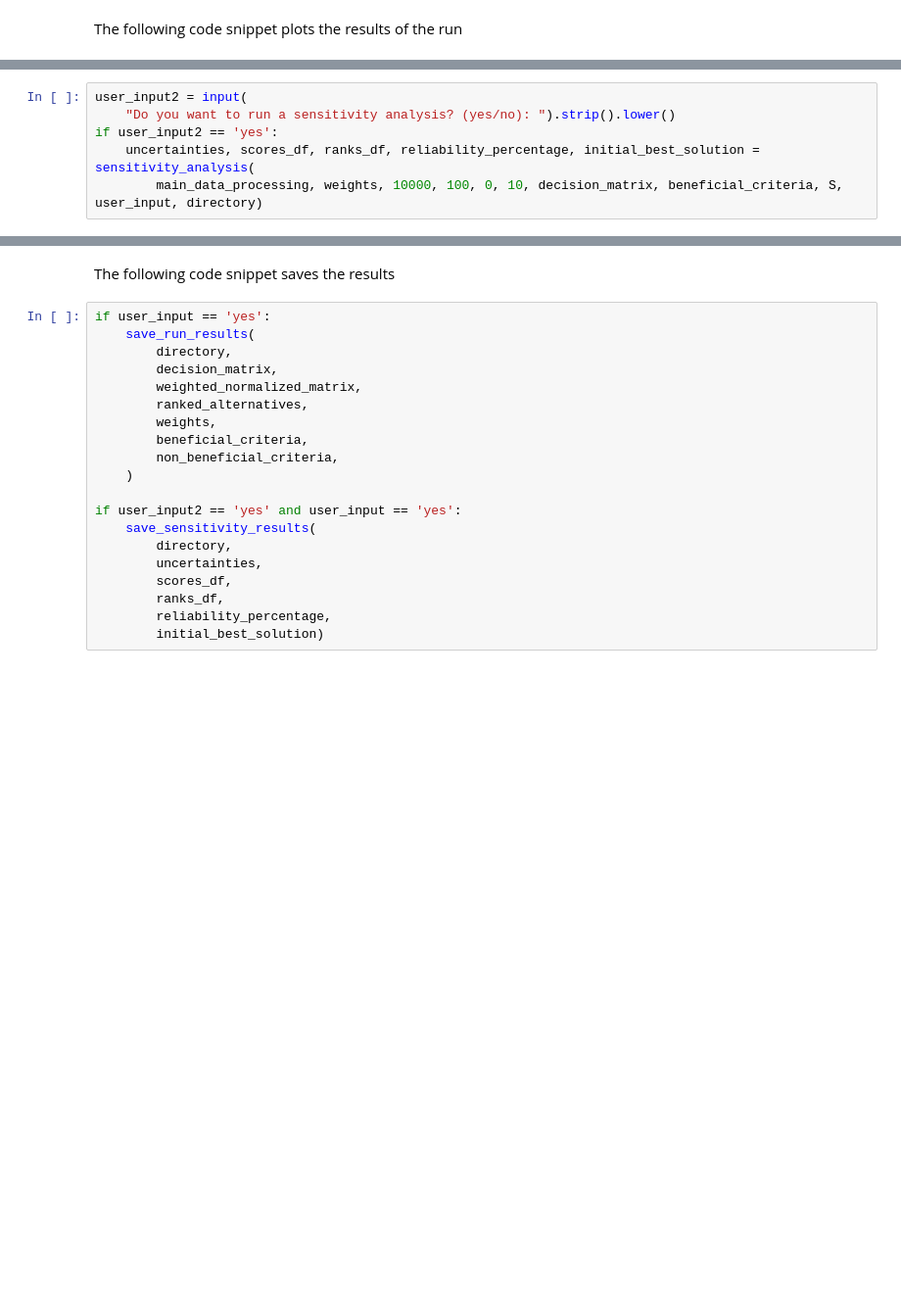
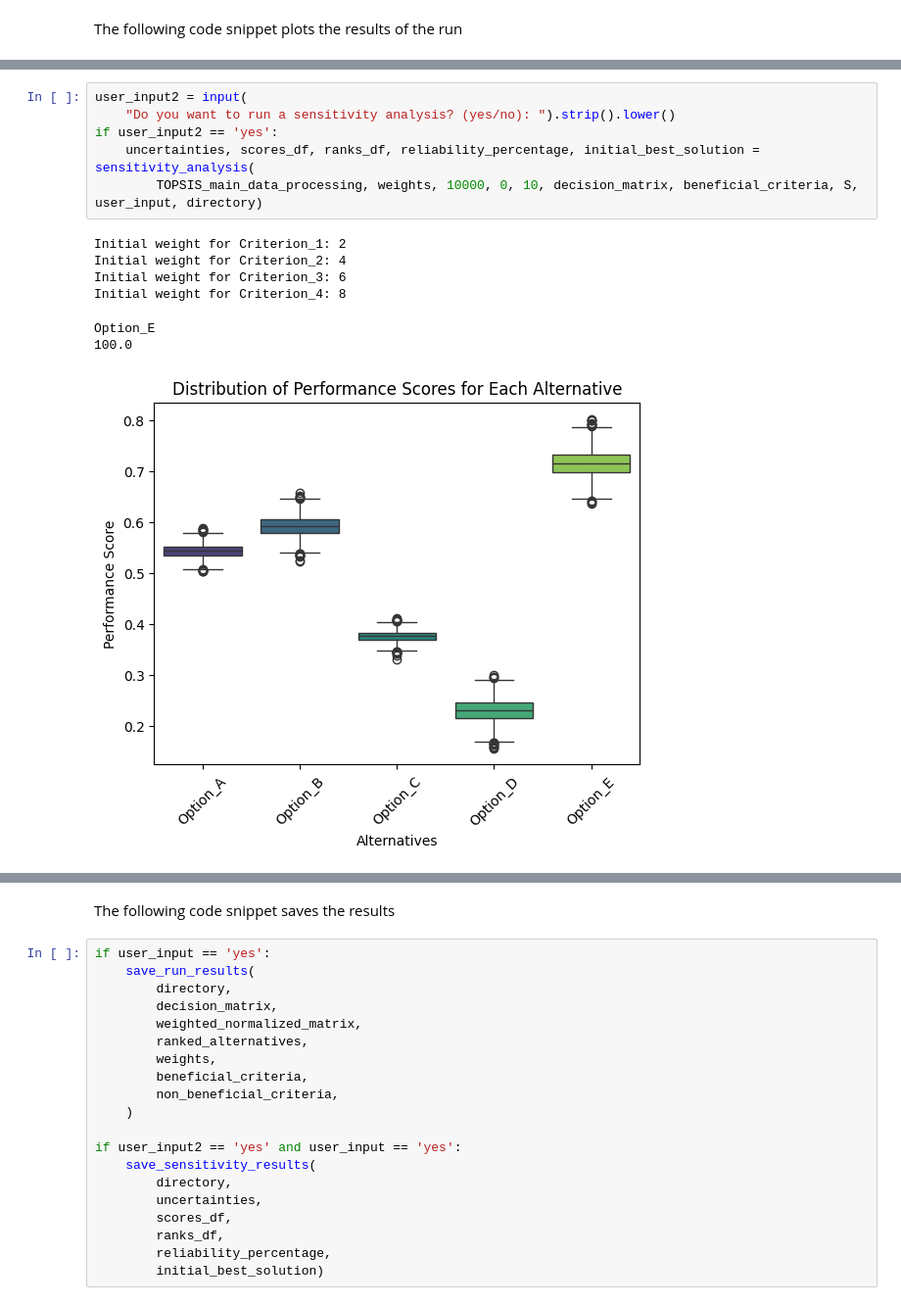
Before and after one commit to VirgilCabo/MODM_tool, a Jupyter notebook: main_notebook.ipynb, the cells around one changed output, grey strips where cells are left out. Shown: that part at 98% size. Saved outputs shown, nothing was run; the diff lists cells and outputs as text; blank space fills up the shorter version.

```diff
--- a/main_notebook.ipynb
+++ b/main_notebook.ipynb
@@ -90,6 +76,14 @@ The following code snippet asks the user if he wants to run a sensitivity analys
 # %%
 user_input2 = input(
     "Do you want to run a sensitivity analysis? (yes/no): ").strip().lower()
 if user_input2 == 'yes':
     uncertainties, scores_df, ranks_df, reliability_percentage, initial_best_solution = sensitivity_analysis(
-        main_data_processing, weights, 10000, 100, 0, 10, decision_matrix, beneficial_criteria, S, user_input, directory)
+        TOPSIS_main_data_processing, weights, 10000, 0, 10, decision_matrix, beneficial_criteria, S, user_input, directory)
+# %% [output]
+Initial weight for Criterion_1: 2
+Initial weight for Criterion_2: 4
+Initial weight for Criterion_3: 6
+Initial weight for Criterion_4: 8
+Option_E
+100.0
+[figure, added]
```
Also changed, not shown: parts of 7 cells of this notebook, 3 other files.
